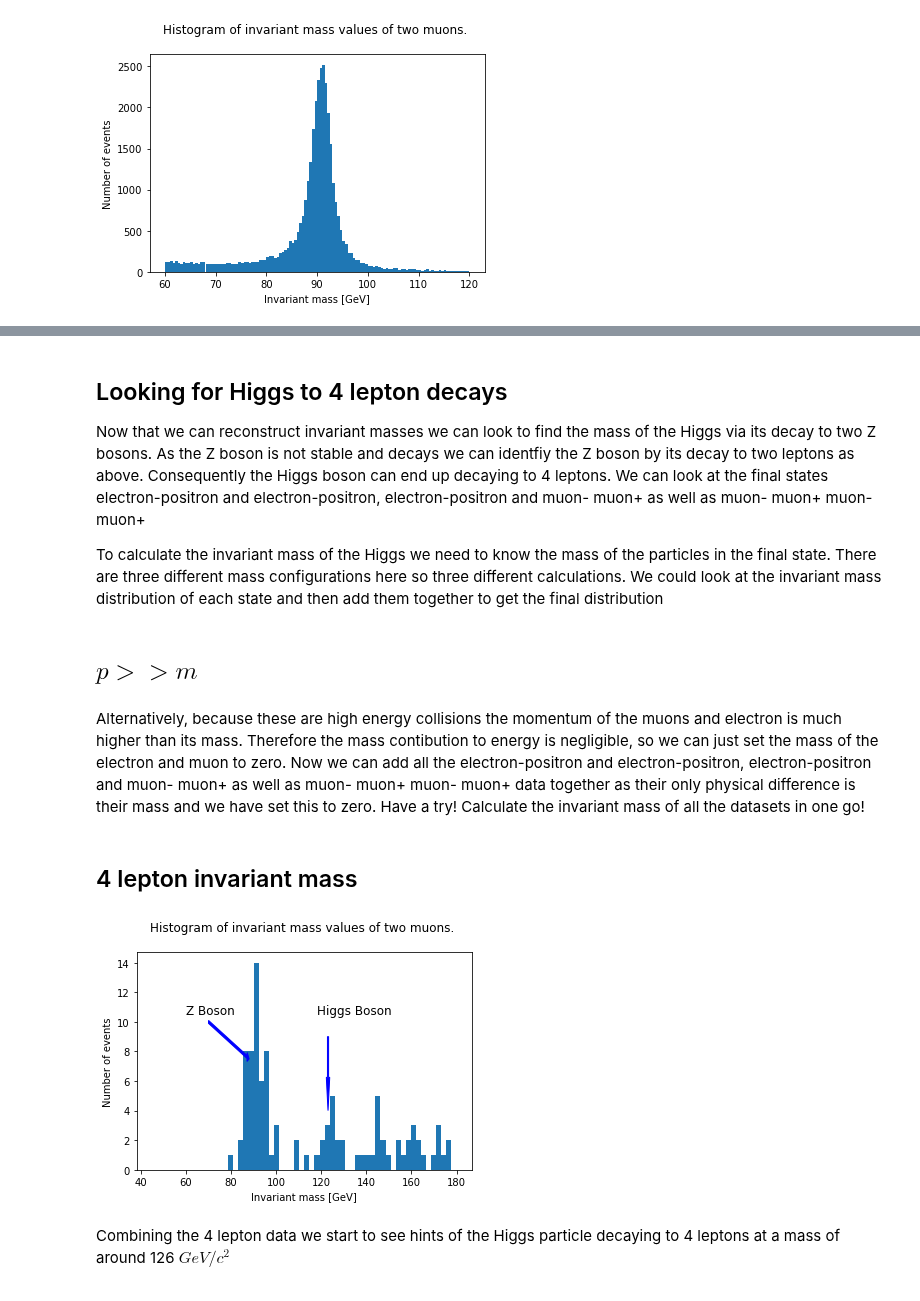
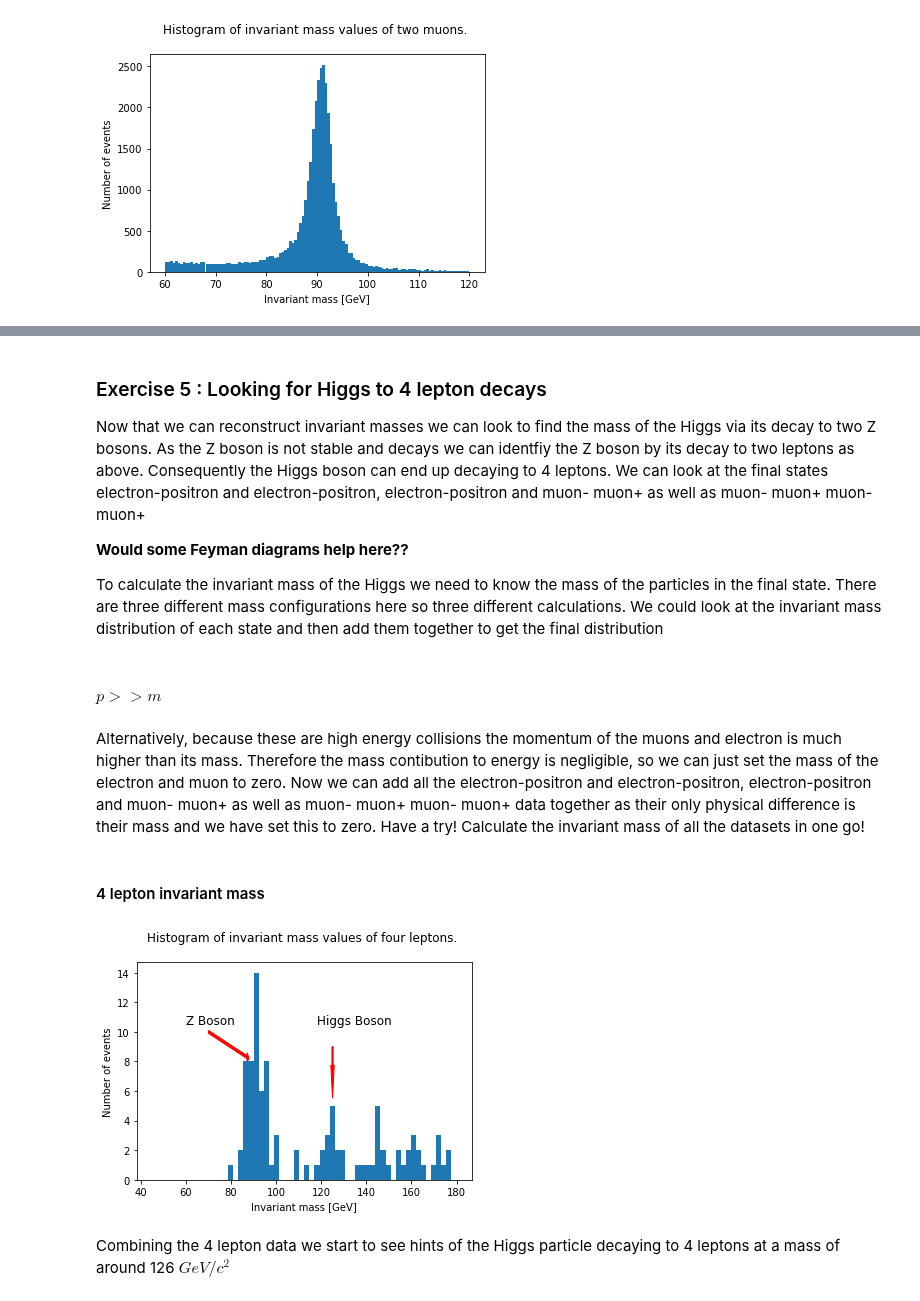
Before and after one commit to olaiya/zboson-exercise, a Jupyter notebook: Exercise.ipynb, the cells around one changed output, grey strips where cells are left out. Saved outputs shown, nothing was run; the diff lists cells and outputs as text; code cells hidden in the pictures.

```diff
--- a/Exercise.ipynb
+++ b/Exercise.ipynb
@@ -624,15 +608,17 @@ What do you notice about the Upsilon particle??
 # %% [markdown]
-## Looking for Higgs to 4 lepton decays
+### Exercise 5 : Looking for Higgs to 4 lepton decays
 
 Now that we can reconstruct invariant masses we can look to find the mass of the Higgs via its decay to two Z bosons. As the Z boson is not stable and decays we can identfiy the Z boson by its decay to two leptons as above. Consequently the Higgs boson can end up decaying to 4 leptons. We can look at the final states electron-positron and electron-positron, electron-positron and muon- muon+ as well as muon- muon+ muon- muon+
 
+<b> Would some Feyman diagrams help here?? </b>
+
 To calculate the invariant mass of the Higgs we need to know the mass of the particles in the final state. There are three different mass configurations here so three different calculations. We could look at the invariant mass distribution of each state and then add them together to get the final distribution
 # %% [markdown]
-## $p >> m$
+#### $p >> m$
 # %% [markdown]
 Alternatively, because these are high energy collisions the momentum of the muons and electron is much higher than its mass. Therefore the mass contibution to energy is negligible, so we can just set the mass of the electron and muon to zero. Now we can add all the electron-positron and electron-positron, electron-positron and muon- muon+ as well as muon- muon+ muon- muon+ data together as their only physical difference is their mass and we have set this to zero. Have a try! Calculate the invariant mass of all the datasets in one go!
 # %% [markdown]
-## 4 lepton invariant mass
+#### 4 lepton invariant mass
 # %%
 ds_2e2mu_2011 = pd.read_csv('2e2mu_2011.csv')
 ds_2e2mu_2012 = pd.read_csv('2e2mu_2012.csv')
@@ -673,20 +659,20 @@ invariant_mass_2e2mu = np.sqrt(epair**2 - ptleptons_squared)
 # %%
 # Write down there a code that will create the histogram.
 plt.hist(invariant_mass_2e2mu, bins=60, range=(45,180))
 
 # Let's name the axes and the title. Don't change these.
 plt.xlabel('Invariant mass [GeV]')
 plt.ylabel('Number of events')
-plt.title('Histogram of invariant mass values of two muons. \n')
+plt.title('Histogram of invariant mass values of four leptons. \n')
 
-plt.arrow(70, 10, 18, -2.5,length_includes_head=True, width=0.2, fc='b', ec='b')
-plt.arrow(123, 9, 0, -5,length_includes_head=True, width=0.5, fc='b', ec='b')
+plt.arrow(70, 10, 18, -1.8,length_includes_head=True, width=0.2, fc='r', ec='r')
+plt.arrow(125, 9, 0, -3.5,length_includes_head=True, width=0.5, fc='r', ec='r')
 plt.text(118, 10.5, 'Higgs Boson', fontsize=12)
 plt.text(60, 10.5, 'Z Boson', fontsize=12)
 
 plt.show()
 # %% [output]
-[figure, old version]
+[figure, new version]
 # %% [markdown]
 Combining the 4 lepton data we start to see hints of the Higgs particle decaying to 4 leptons at a mass of around 126 $GeV/c^2$
 # %% [markdown]
```
Also changed, not shown: parts of 26 cells of this notebook.
